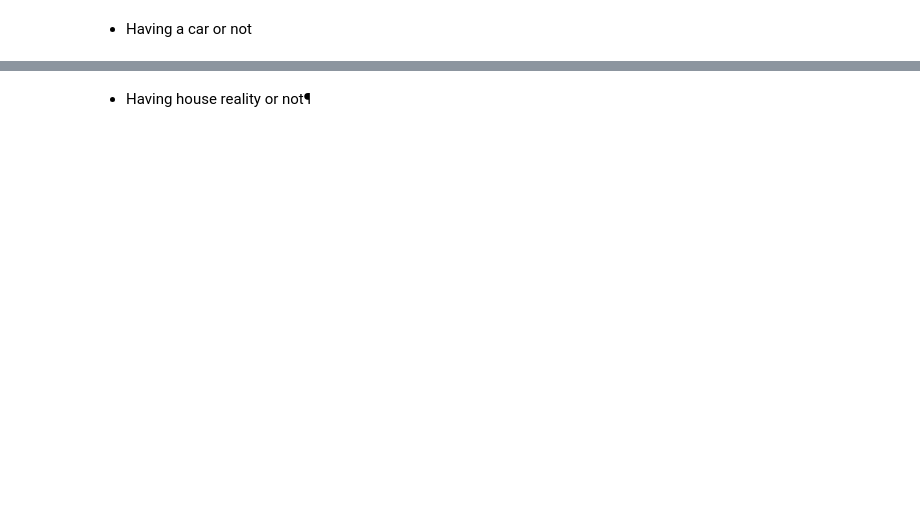
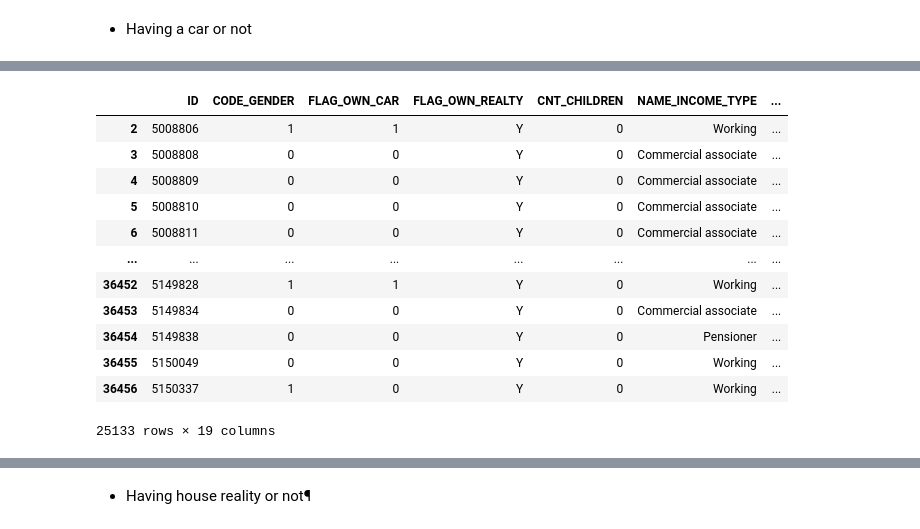
Before and after one commit to firstChetsadakon/machine-learning, a Jupyter notebook: credit__card_approval_prediction_using_ML.ipynb, the cells around one changed output, grey strips where cells are left out. Drawn from its saved outputs; the diff is of its cells as text; code cells hidden in the pictures; blank space fills up the shorter version.

```diff
--- a/credit__card_approval_prediction_using_ML.ipynb
+++ b/credit__card_approval_prediction_using_ML.ipynb
@@ -370,8 +395,8 @@ data.head()
 # %% [markdown]
 - Having a car or not
 # %%
-new_data['Car'] = new_data['Car'].replace(['N','Y'],[0,1])
-print(new_data['Car'].value_counts())
-iv, data=calc_iv(new_data,'Car','target')
-ivtable.loc[ivtable['variable']=='Car','IV']=iv
+filtered_application_df['FLAG_OWN_CAR'] = filtered_application_df['FLAG_OWN_CAR'].replace(['N','Y'],[0,1])
+print(filtered_application_df['FLAG_OWN_CAR'].value_counts())
+iv, data=calc_iv(filtered_application_df,'FLAG_OWN_CAR','target')
+ivtable.loc[ivtable['variable']=='FLAG_OWN_CAR','IV']=iv
 data.head()
@@ -377,0 +416,16 @@ data.head()
+# %%
+filtered_application_df
+# %% [output]
+|  | ID | CODE_GENDER | FLAG_OWN_CAR | FLAG_OWN_REALTY | CNT_CHILDREN | NAME_INCOME_TYPE | ... |
+| 2 | 5008806 | 1 | 1 | Y | 0 | Working | ... |
+| 3 | 5008808 | 0 | 0 | Y | 0 | Commercial associate | ... |
+| 4 | 5008809 | 0 | 0 | Y | 0 | Commercial associate | ... |
+| 5 | 5008810 | 0 | 0 | Y | 0 | Commercial associate | ... |
+| 6 | 5008811 | 0 | 0 | Y | 0 | Commercial associate | ... |
+| ... | ... | ... | ... | ... | ... | ... | ... |
+| 36452 | 5149828 | 1 | 1 | Y | 0 | Working | ... |
+| 36453 | 5149834 | 0 | 0 | Y | 0 | Commercial associate | ... |
+| 36454 | 5149838 | 0 | 0 | Y | 0 | Pensioner | ... |
+| 36455 | 5150049 | 0 | 0 | Y | 0 | Working | ... |
+| 36456 | 5150337 | 1 | 0 | Y | 0 | Working | ... |
+25133 rows × 19 columns
```
Also changed, not shown: parts of 68 cells of this notebook.
